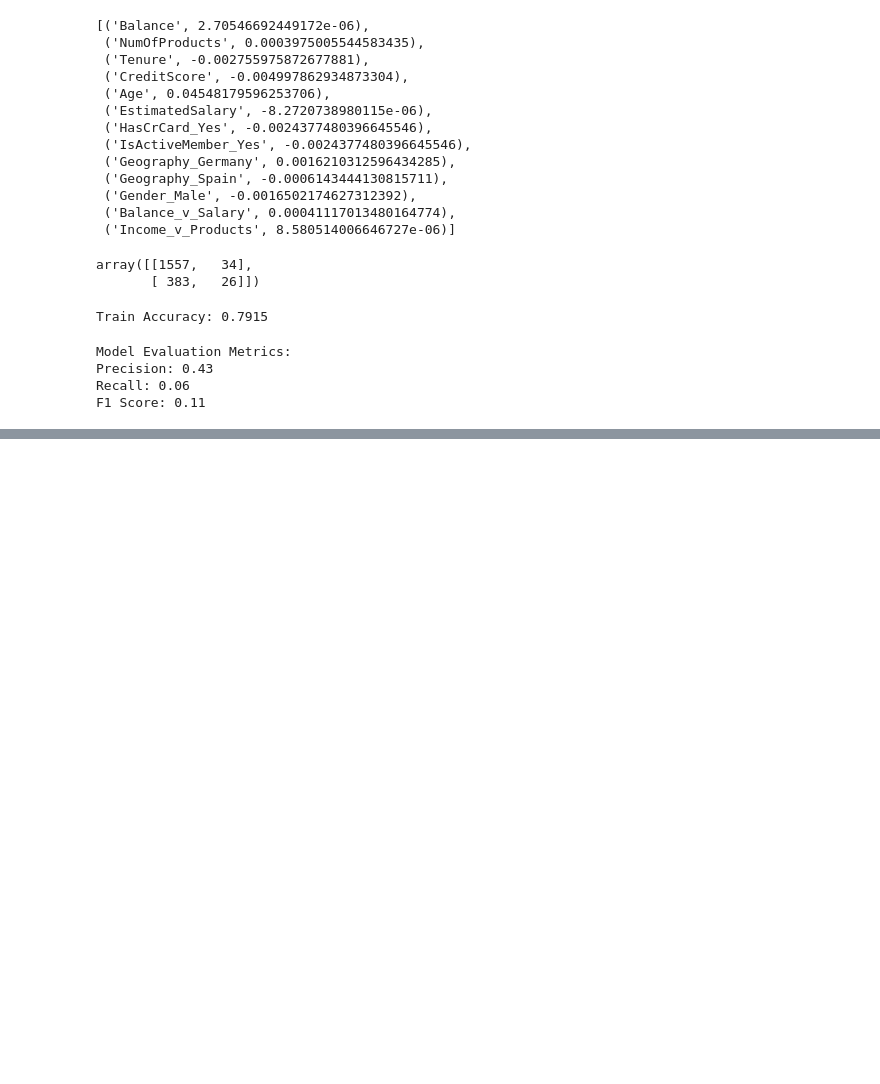
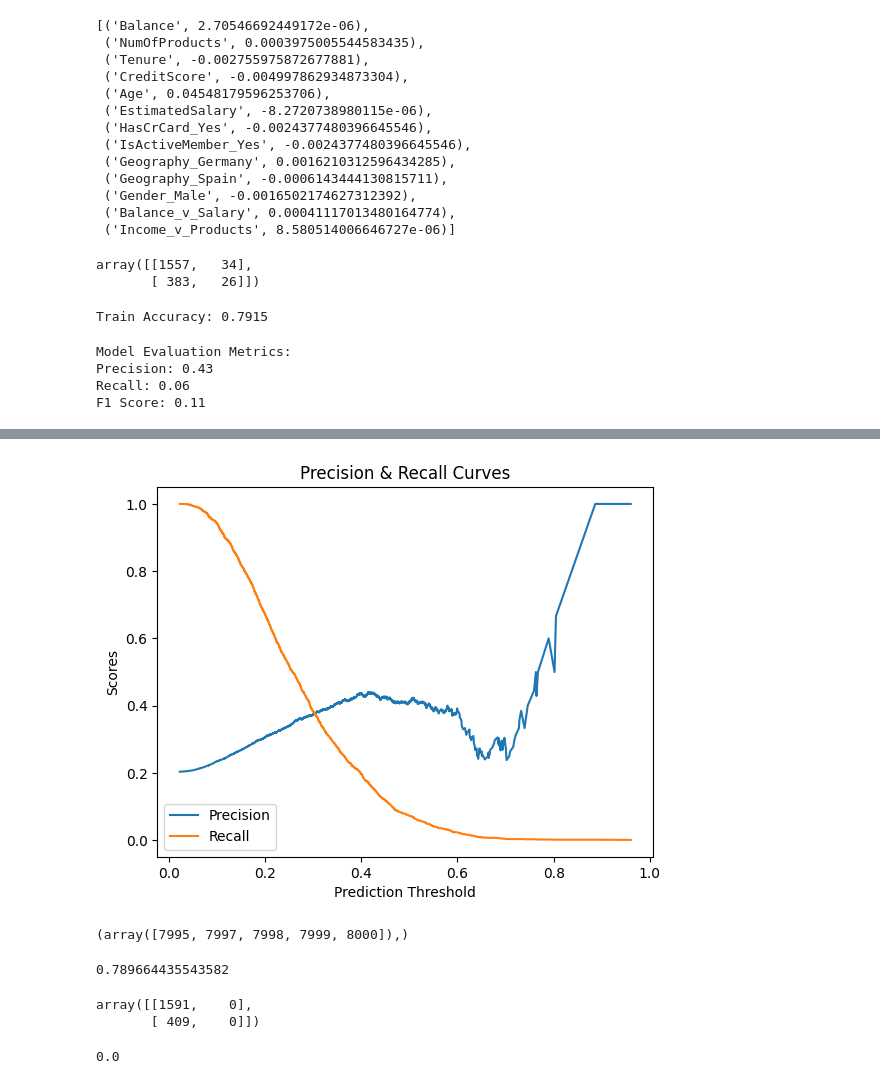
Before and after one commit to sahilbhagat30/Projects, a Jupyter notebook: Data Analytics/Bank Customer Data Prep/Objective 5 : Build & evaluate a logistic regression model.ipynb, the cells around one changed output, grey strips where cells are left out. Cells and saved outputs as stored; diff of their text form; code cells hidden in the pictures; blank space fills up the shorter version.

```diff
--- a/Data Analytics/Bank Customer Data Prep/Objective 5 : Build & evaluate a logistic regression model.ipynb
+++ b/Data Analytics/Bank Customer Data Prep/Objective 5 : Build & evaluate a logistic regression model.ipynb
@@ -125,0 +145,28 @@ F1 Score: 0.11
+# %%
+p_curve, r_curve, t_curve = precision_recall_curve(y_train, lr.predict_proba(X_train)[:,1])
+plt.plot(t_curve, p_curve[:-1], label='Precision')
+plt.plot(t_curve, r_curve[:-1], label='Recall')
+plt.xlabel('Prediction Threshold' )
+plt.ylabel('Scores')
+plt.legend()
+plt.title('Precision & Recall Curves')
+plt.show()
+# %% [output]
+[figure, added]
+# %%
+np.where(p_curve>0.5)
+# %% [output]
+(array([7995, 7997, 7998, 7999, 8000]),)
+# %%
+t_curve[7995]
+# %% [output]
+0.789664435543582
+# %%
+confusion_matrix(y_test, lr.predict_log_proba(X_test)[:,1] > 0.789664435543582)
+# %% [output]
+array([[1591,    0],
+       [ 409,    0]])
+# %%
+precision_score(y_test, lr.predict_log_proba(X_test)[:,1] > 0.789664435543582)
+# %% [output]
+0.0
```
Also changed, not shown: parts of 3 cells of this notebook, 1 other file.
